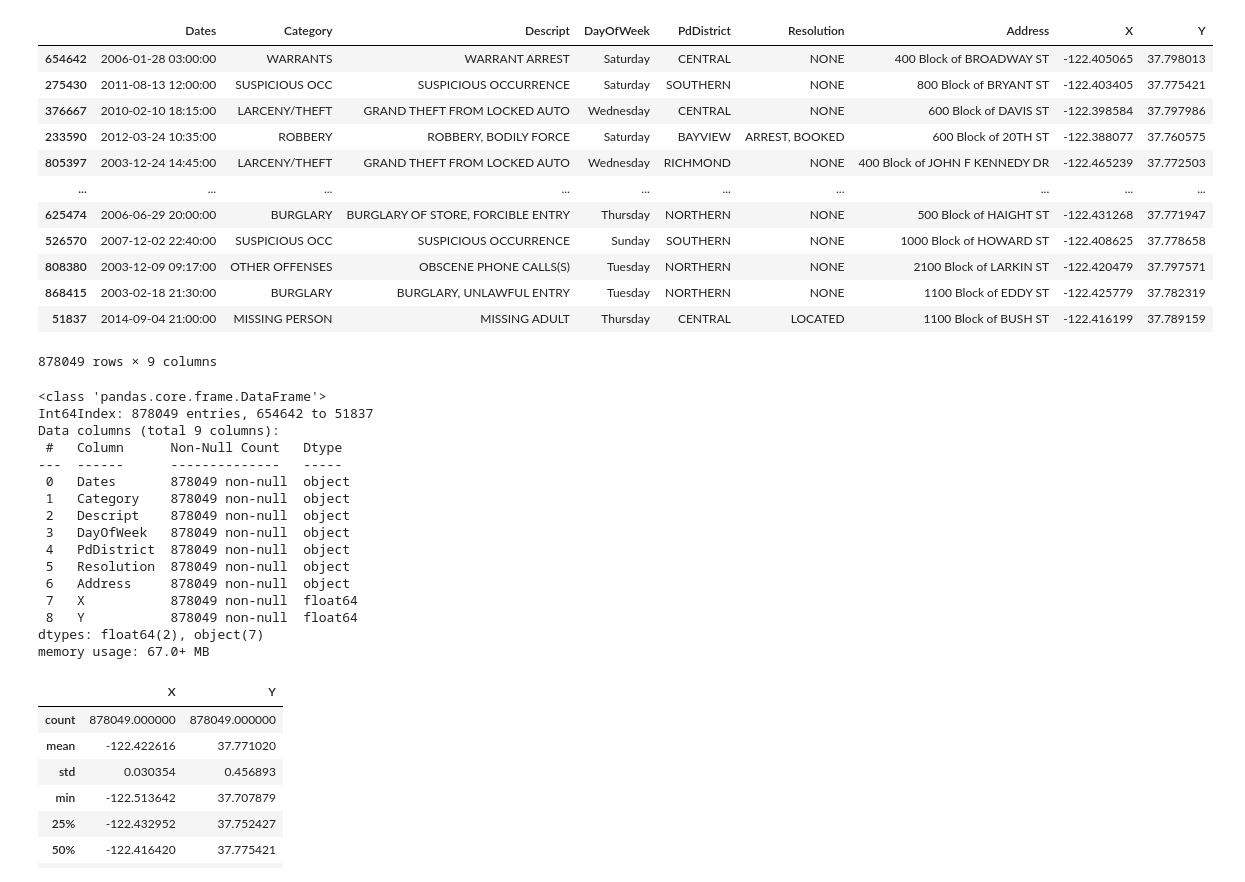
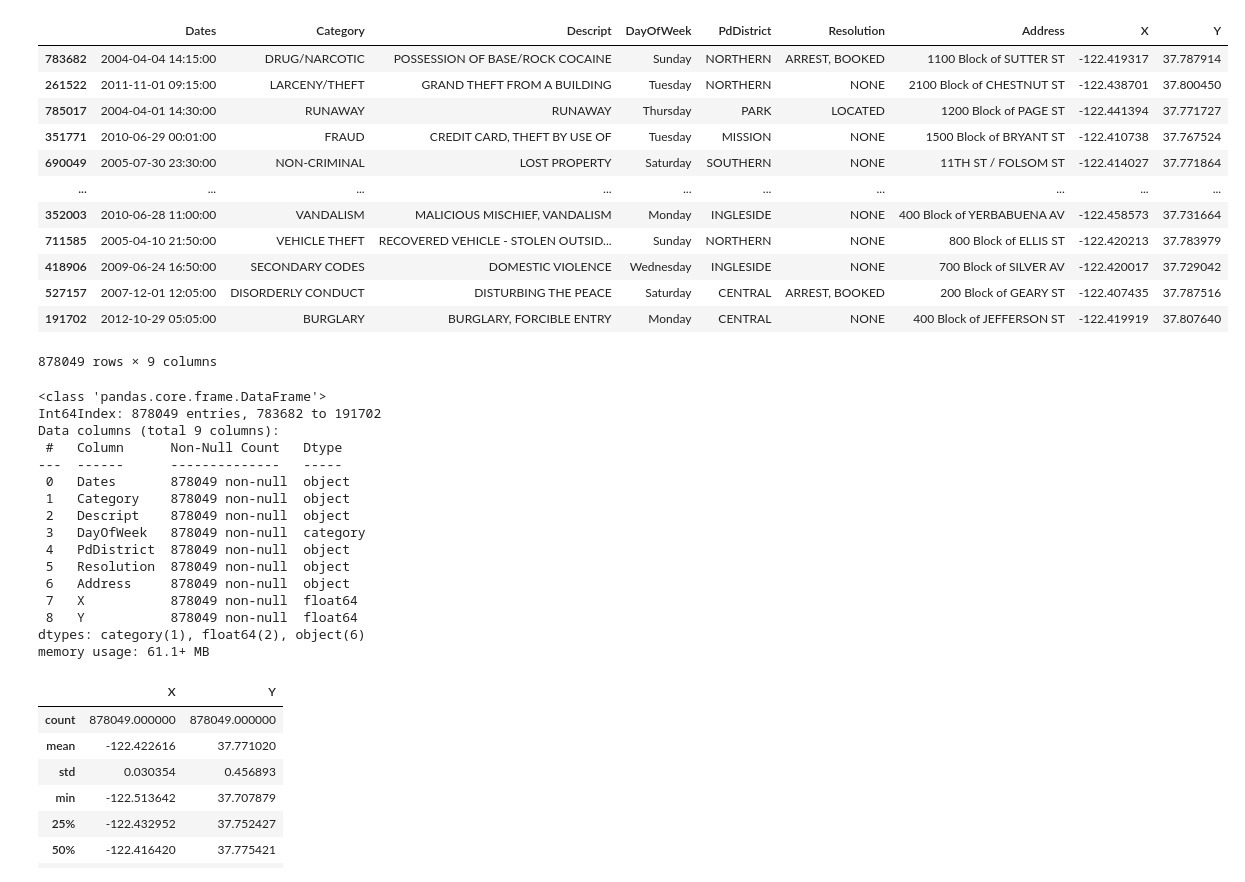
Before and after one commit to wendeljuliao/San-Francisco-Crime-Classification, a Jupyter notebook: AV1.ipynb, the cells around one changed output. Saved outputs shown, nothing was run; the diff lists cells and outputs as text; code cells hidden in the pictures.

```diff
--- a/AV1.ipynb
+++ b/AV1.ipynb
@@ -5,40 +9,42 @@ from sklearn.model_selection import cross_val_score, cross_val_predict
 # %%
 df_dados = pd.read_csv('Downloads/sf-crime/train/train.csv',delimiter=',')
 df_dados = df_dados.sample(frac=1)
+dow = ['Monday', 'Tuesday', 'Wednesday', 'Thursday', 'Friday', 'Saturday', 'Sunday']
+df_dados['DayOfWeek'] = pd.Categorical(df_dados['DayOfWeek'], ordered=True, categories=dow)
 df_dados
 # %% [output]
 |  | Dates | Category | Descript | DayOfWeek | PdDistrict | Resolution | Address | X | Y |
-| 654642 | 2006-01-28 03:00:00 | WARRANTS | WARRANT ARREST | Saturday | CENTRAL | NONE | 400 Block of BROADWAY ST | -122.405065 | 37.798013 |
-| 275430 | 2011-08-13 12:00:00 | SUSPICIOUS OCC | SUSPICIOUS OCCURRENCE | Saturday | SOUTHERN | NONE | 800 Block of BRYANT ST | -122.403405 | 37.775421 |
-| 376667 | 2010-02-10 18:15:00 | LARCENY/THEFT | GRAND THEFT FROM LOCKED AUTO | Wednesday | CENTRAL | NONE | 600 Block of DAVIS ST | -122.398584 | 37.797986 |
-| 233590 | 2012-03-24 10:35:00 | ROBBERY | ROBBERY, BODILY FORCE | Saturday | BAYVIEW | ARREST, BOOKED | 600 Block of 20TH ST | -122.388077 | 37.760575 |
-| 805397 | 2003-12-24 14:45:00 | LARCENY/THEFT | GRAND THEFT FROM LOCKED AUTO | Wednesday | RICHMOND | NONE | 400 Block of JOHN F KENNEDY DR | -122.465239 | 37.772503 |
+| 783682 | 2004-04-04 14:15:00 | DRUG/NARCOTIC | POSSESSION OF BASE/ROCK COCAINE | Sunday | NORTHERN | ARREST, BOOKED | 1100 Block of SUTTER ST | -122.419317 | 37.787914 |
+| 261522 | 2011-11-01 09:15:00 | LARCENY/THEFT | GRAND THEFT FROM A BUILDING | Tuesday | NORTHERN | NONE | 2100 Block of CHESTNUT ST | -122.438701 | 37.800450 |
+| 785017 | 2004-04-01 14:30:00 | RUNAWAY | RUNAWAY | Thursday | PARK | LOCATED | 1200 Block of PAGE ST | -122.441394 | 37.771727 |
+| 351771 | 2010-06-29 00:01:00 | FRAUD | CREDIT CARD, THEFT BY USE OF | Tuesday | MISSION | NONE | 1500 Block of BRYANT ST | -122.410738 | 37.767524 |
+| 690049 | 2005-07-30 23:30:00 | NON-CRIMINAL | LOST PROPERTY | Saturday | SOUTHERN | NONE | 11TH ST / FOLSOM ST | -122.414027 | 37.771864 |
 | ... | ... | ... | ... | ... | ... | ... | ... | ... | ... |
-| 625474 | 2006-06-29 20:00:00 | BURGLARY | BURGLARY OF STORE, FORCIBLE ENTRY | Thursday | NORTHERN | NONE | 500 Block of HAIGHT ST | -122.431268 | 37.771947 |
-| 526570 | 2007-12-02 22:40:00 | SUSPICIOUS OCC | SUSPICIOUS OCCURRENCE | Sunday | SOUTHERN | NONE | 1000 Block of HOWARD ST | -122.408625 | 37.778658 |
-| 808380 | 2003-12-09 09:17:00 | OTHER OFFENSES | OBSCENE PHONE CALLS(S) | Tuesday | NORTHERN | NONE | 2100 Block of LARKIN ST | -122.420479 | 37.797571 |
-| 868415 | 2003-02-18 21:30:00 | BURGLARY | BURGLARY, UNLAWFUL ENTRY | Tuesday | NORTHERN | NONE | 1100 Block of EDDY ST | -122.425779 | 37.782319 |
-| 51837 | 2014-09-04 21:00:00 | MISSING PERSON | MISSING ADULT | Thursday | CENTRAL | LOCATED | 1100 Block of BUSH ST | -122.416199 | 37.789159 |
+| 352003 | 2010-06-28 11:00:00 | VANDALISM | MALICIOUS MISCHIEF, VANDALISM | Monday | INGLESIDE | NONE | 400 Block of YERBABUENA AV | -122.458573 | 37.731664 |
+| 711585 | 2005-04-10 21:50:00 | VEHICLE THEFT | RECOVERED VEHICLE - STOLEN OUTSID... | Sunday | NORTHERN | NONE | 800 Block of ELLIS ST | -122.420213 | 37.783979 |
+| 418906 | 2009-06-24 16:50:00 | SECONDARY CODES | DOMESTIC VIOLENCE | Wednesday | INGLESIDE | NONE | 700 Block of SILVER AV | -122.420017 | 37.729042 |
+| 527157 | 2007-12-01 12:05:00 | DISORDERLY CONDUCT | DISTURBING THE PEACE | Saturday | CENTRAL | ARREST, BOOKED | 200 Block of GEARY ST | -122.407435 | 37.787516 |
+| 191702 | 2012-10-29 05:05:00 | BURGLARY | BURGLARY, FORCIBLE ENTRY | Monday | CENTRAL | NONE | 400 Block of JEFFERSON ST | -122.419919 | 37.807640 |
 878049 rows × 9 columns
 # %%
 df_dados.info()
 # %% [output]
 <class 'pandas.core.frame.DataFrame'>
-Int64Index: 878049 entries, 654642 to 51837
+Int64Index: 878049 entries, 783682 to 191702
 Data columns (total 9 columns):
  #   Column      Non-Null Count   Dtype
 ---  ------      --------------   -----
  0   Dates       878049 non-null  object
  1   Category    878049 non-null  object
  2   Descript    878049 non-null  object
- 3   DayOfWeek   878049 non-null  object
+ 3   DayOfWeek   878049 non-null  category
  4   PdDistrict  878049 non-null  object
  5   Resolution  878049 non-null  object
  6   Address     878049 non-null  object
  7   X           878049 non-null  float64
  8   Y           878049 non-null  float64
-dtypes: float64(2), object(7)
-memory usage: 67.0+ MB
+dtypes: category(1), float64(2), object(6)
+memory usage: 61.1+ MB
 # %%
 df_dados.describe()
 # %% [output]
```
Also changed, not shown: parts of 25 cells of this notebook.
